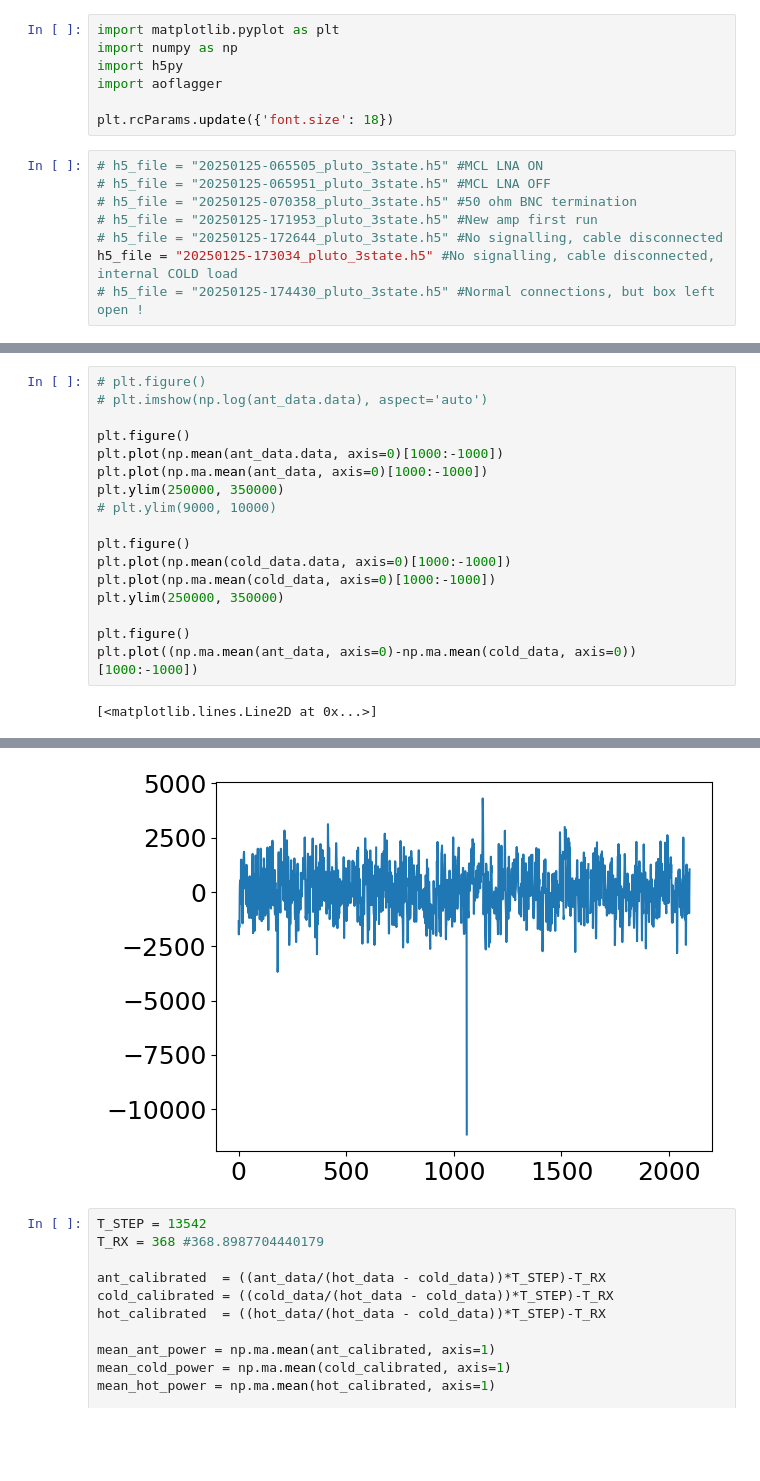
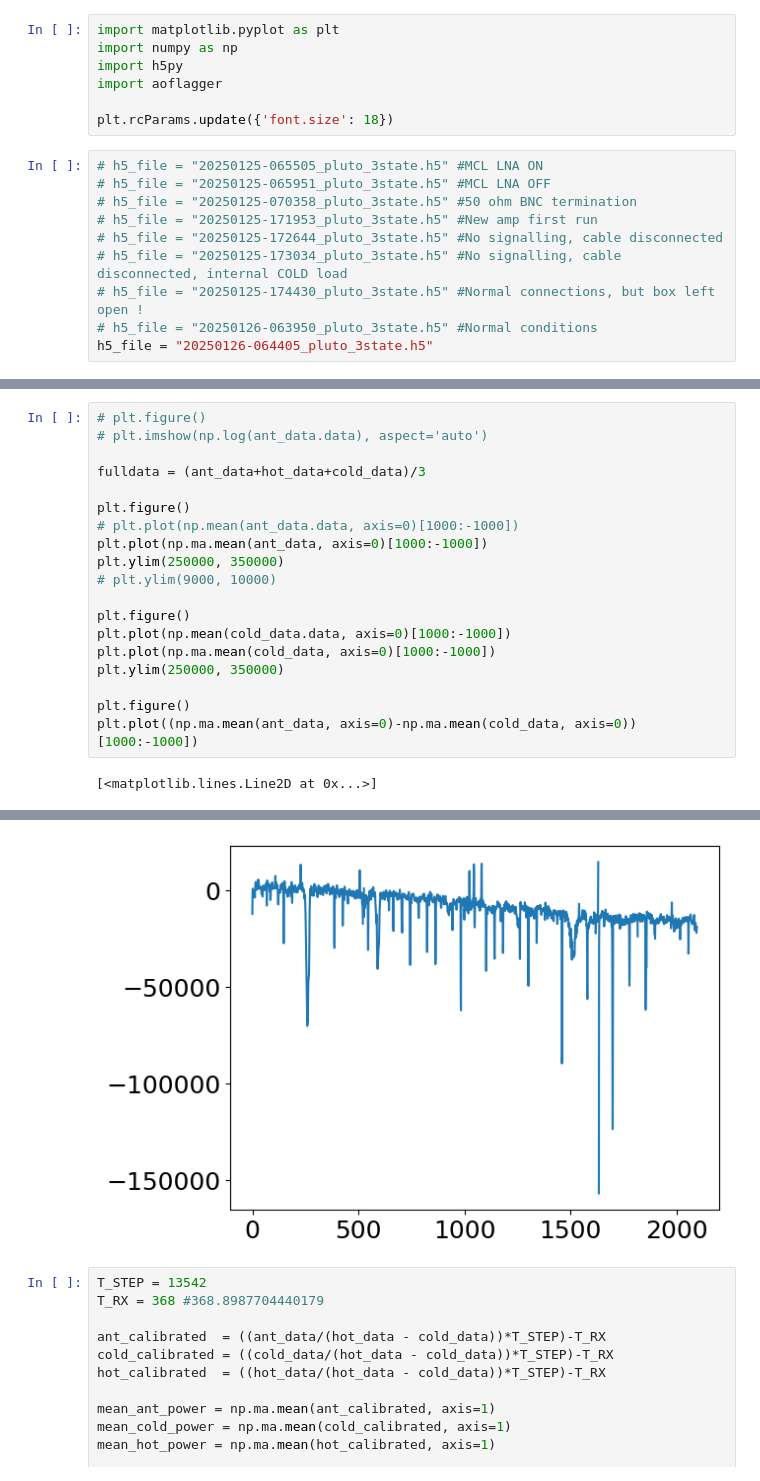
Before and after one commit to jnthek/diy_radiometer, a Jupyter notebook: pluto_radiometer/Calibrate_spectrum.ipynb, the cells around one changed output, grey strips where cells are left out. Cells and saved outputs as stored; diff of their text form; blank space fills up the shorter version.

```diff
--- a/pluto_radiometer/Calibrate_spectrum.ipynb
+++ b/pluto_radiometer/Calibrate_spectrum.ipynb
@@ -11,8 +11,10 @@ plt.rcParams.update({'font.size': 18})
 # h5_file = "20250125-070358_pluto_3state.h5" #50 ohm BNC termination
 # h5_file = "20250125-171953_pluto_3state.h5" #New amp first run
 # h5_file = "20250125-172644_pluto_3state.h5" #No signalling, cable disconnected
-h5_file = "20250125-173034_pluto_3state.h5" #No signalling, cable disconnected, internal COLD load
+# h5_file = "20250125-173034_pluto_3state.h5" #No signalling, cable disconnected, internal COLD load
 # h5_file = "20250125-174430_pluto_3state.h5" #Normal connections, but box left open !
+# h5_file = "20250126-063950_pluto_3state.h5" #Normal conditions
+h5_file = "20250126-064405_pluto_3state.h5"
 # %%
 print ("Reading",h5_file)
 hf = h5py.File(h5_file, 'r')
@@ -87,8 +89,10 @@ plt.semilogy(np.ma.mean(hot_data, axis=0))
 # plt.figure()
 # plt.imshow(np.log(ant_data.data), aspect='auto')
 
+fulldata = (ant_data+hot_data+cold_data)/3
+
 plt.figure()
-plt.plot(np.mean(ant_data.data, axis=0)[1000:-1000])
+# plt.plot(np.mean(ant_data.data, axis=0)[1000:-1000])
 plt.plot(np.ma.mean(ant_data, axis=0)[1000:-1000])
 plt.ylim(250000, 350000)
 # plt.ylim(9000, 10000)
@@ -107,4 +111,4 @@ plt.plot((np.ma.mean(ant_data, axis=0)-np.ma.mean(cold_data, axis=0))[1000:-1000
-[figure, old version]
+[figure, new version]
 # %%
 T_STEP = 13542
 T_RX = 368 #368.8987704440179
```
Also changed, not shown: parts of 5 cells of this notebook, 2 other files.
